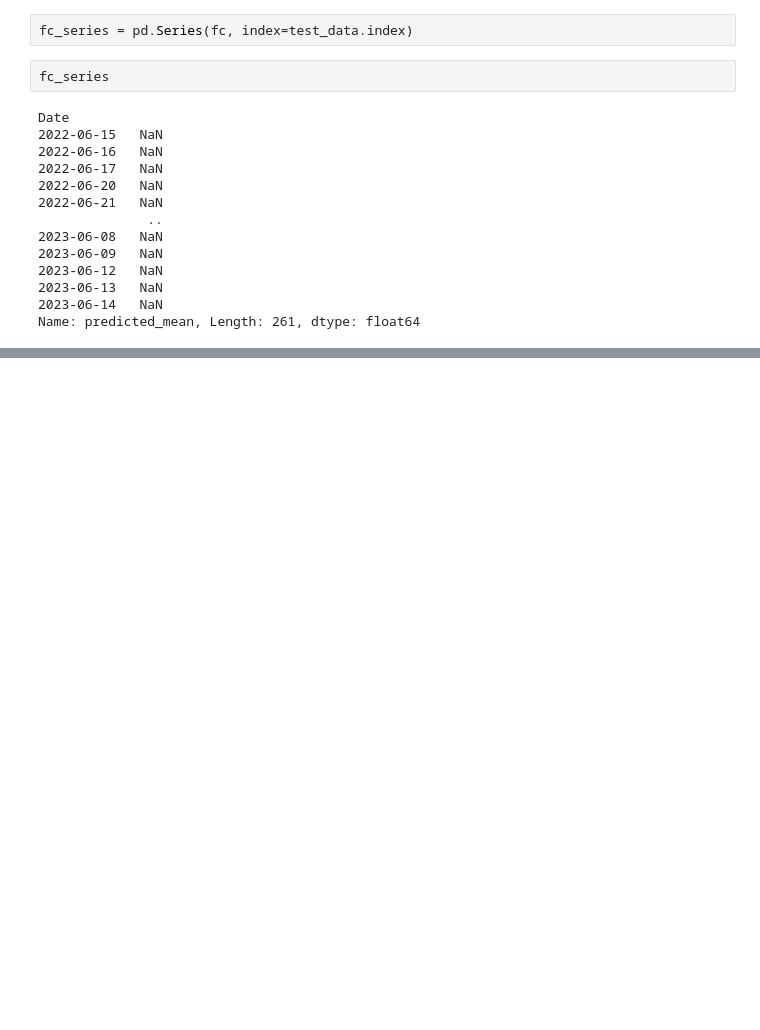
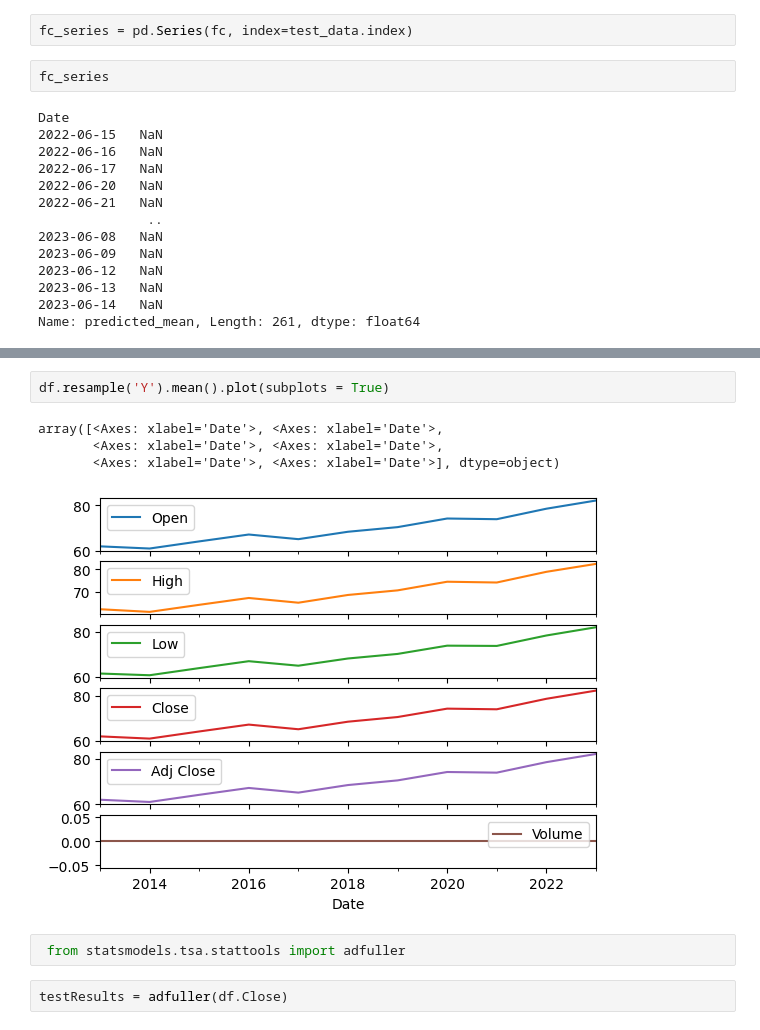
Before and after one commit to vamsi-panchada/finTechLearning, a Jupyter notebook: currencyConverter/prediction.ipynb, the cells around one changed output, grey strips where cells are left out. Saved outputs shown, nothing was run; the diff lists cells and outputs as text; blank space fills up the shorter version.

```diff
--- a/currencyConverter/prediction.ipynb
+++ b/currencyConverter/prediction.ipynb
@@ -338,0 +417,11 @@ Name: predicted_mean, Length: 261, dtype: float64
+# %%
+df.resample('Y').mean().plot(subplots = True)
+# %% [output]
+array([<Axes: xlabel='Date'>, <Axes: xlabel='Date'>,
+       <Axes: xlabel='Date'>, <Axes: xlabel='Date'>,
+       <Axes: xlabel='Date'>, <Axes: xlabel='Date'>], dtype=object)
+[figure, added]
+# %%
+ from statsmodels.tsa.stattools import adfuller
+# %%
+testResults = adfuller(df.Close)
```
Also changed, not shown: parts of 10 cells of this notebook.
